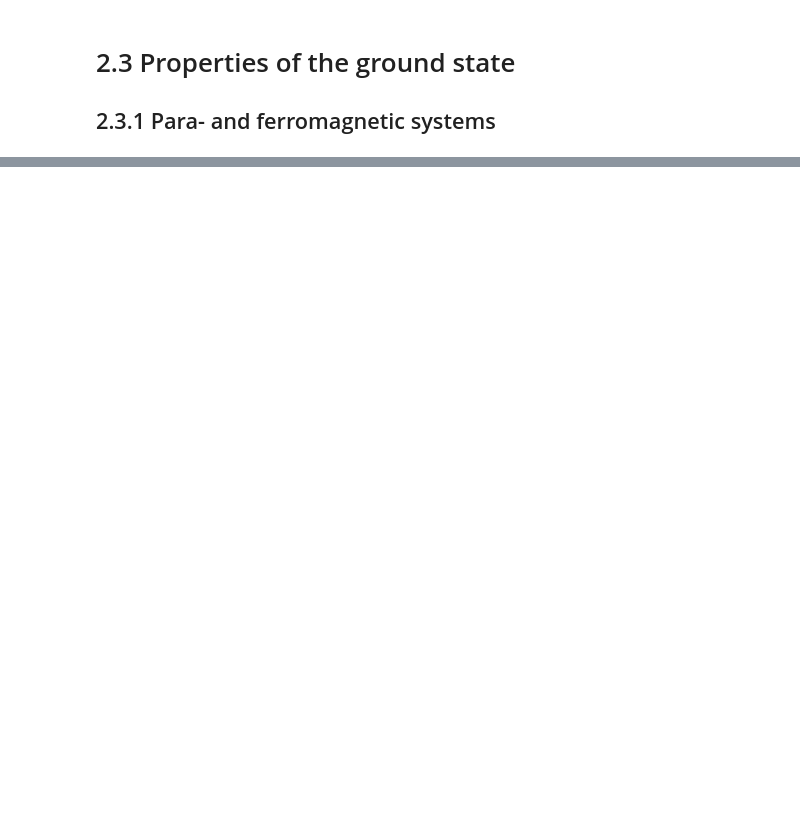
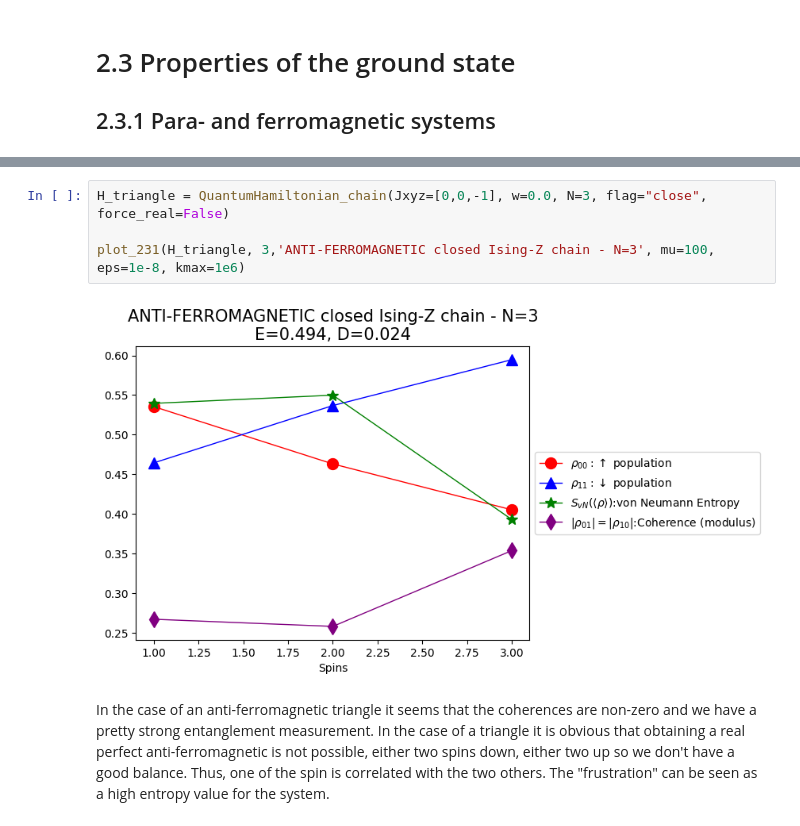
Before and after one commit to JulioSteve/AdvancedQuantumDynamics, a Jupyter notebook: BB/DQC_Spin_Lattice.ipynb, the cells around one changed output, grey strips where cells are left out. Cells and saved outputs as stored; diff of their text form; blank space fills up the shorter version.

```diff
--- a/BB/DQC_Spin_Lattice.ipynb
+++ b/BB/DQC_Spin_Lattice.ipynb
@@ -595,0 +628,8 @@ plot_231(H3, 'case (6): open random Ising-X chain - N=8', mu=10, eps=1e-8, kmax=
+# %%
+H_triangle = QuantumHamiltonian_chain(Jxyz=[0,0,-1], w=0.0, N=3, flag="close", force_real=False)
+
+plot_231(H_triangle, 3,'ANTI-FERROMAGNETIC closed Ising-Z chain - N=3', mu=100, eps=1e-8, kmax=1e6)
+# %% [output]
+[figure, added]
+# %% [markdown]
+In the case of an anti-ferromagnetic triangle it seems that the coherences are non-zero and we have a pretty strong entanglement measurement. In the case of a triangle it is obvious that obtaining a real perfect anti-ferromagnetic is not possible, either two spins down, either two up so we don't have a good balance. Thus, one of the spin is correlated with the two others. The "frustration" can be seen as a high entropy value for the system.
```
Also changed, not shown: parts of 20 cells of this notebook, 1 other file.
